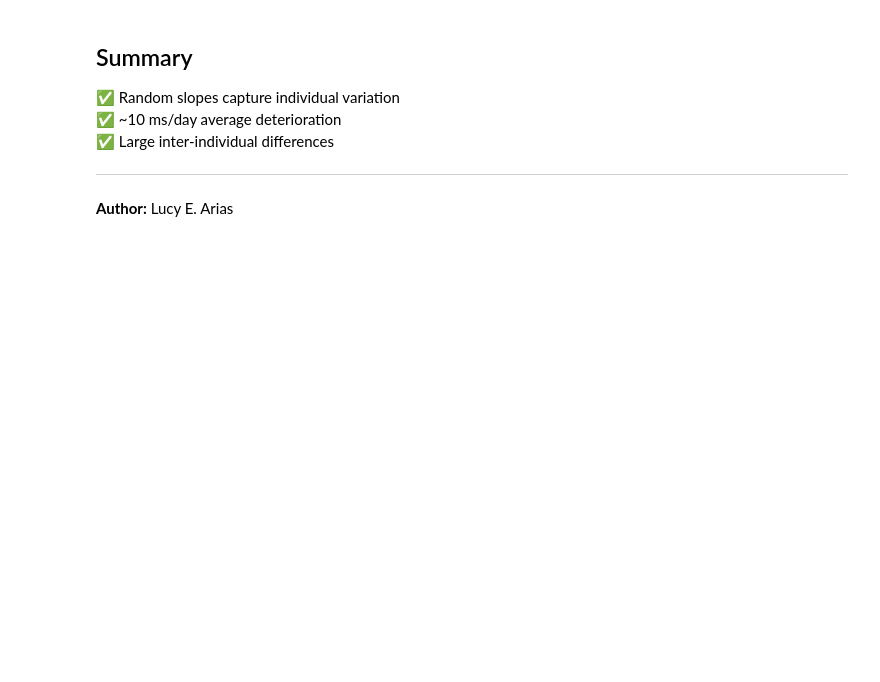
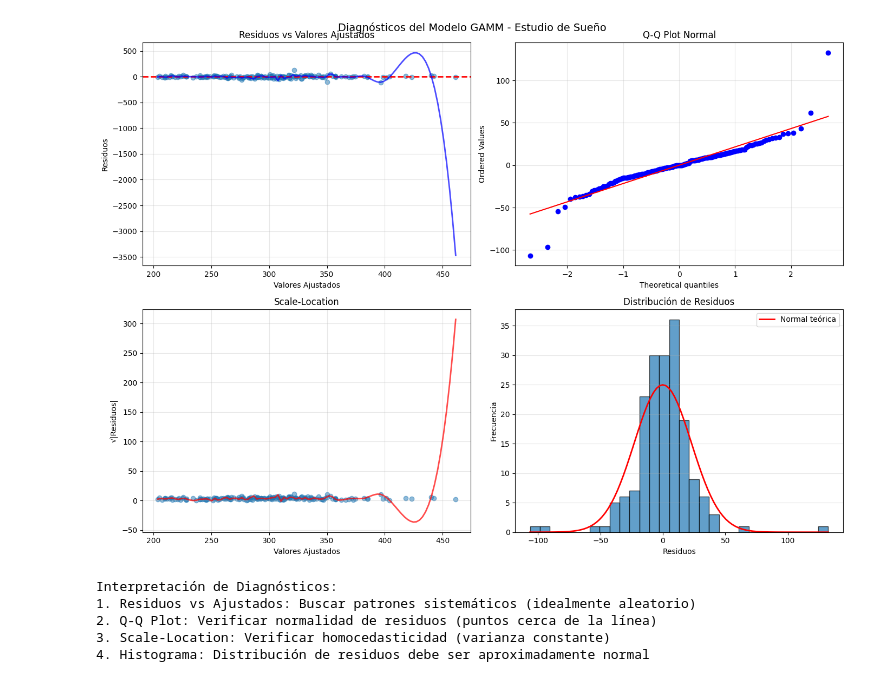
Before and after one commit to Matcraft94/Aurora-GLM, a Jupyter notebook: examples/06_case_studies/04_sleep_study_gamm.ipynb, the cells around one changed output. Drawn from its saved outputs; the diff is of its cells as text; code cells hidden in the pictures; blank space fills up the shorter version.

```diff
--- a/examples/06_case_studies/04_sleep_study_gamm.ipynb
+++ b/examples/06_case_studies/04_sleep_study_gamm.ipynb
@@ -59,9 +243,20 @@ plt.show()
-# %% [markdown]
-## Summary
-
-✅ Random slopes capture individual variation
-✅ ~10 ms/day average deterioration
-✅ Large inter-individual differences
-
----
-**Author:** Lucy E. Arias
+# %%
+# Diagnostic plots
+from aurora.models.gamm import plot_gamm_diagnostics
+
+fig, axes = plot_gamm_diagnostics(result, figsize=(14, 10))
+plt.suptitle('Diagnósticos del Modelo GAMM - Estudio de Sueño', fontsize=14, y=1.00)
+plt.show()
+
+print('\nInterpretación de Diagnósticos:')
+print('1. Residuos vs Ajustados: Buscar patrones sistemáticos (idealmente aleatorio)')
+print('2. Q-Q Plot: Verificar normalidad de residuos (puntos cerca de la línea)')
+print('3. Scale-Location: Verificar homocedasticidad (varianza constante)')
+print('4. Histograma: Distribución de residuos debe ser aproximadamente normal')
+# %% [output]
+[figure, added]
+Interpretación de Diagnósticos:
+1. Residuos vs Ajustados: Buscar patrones sistemáticos (idealmente aleatorio)
+2. Q-Q Plot: Verificar normalidad de residuos (puntos cerca de la línea)
+3. Scale-Location: Verificar homocedasticidad (varianza constante)
+4. Histograma: Distribución de residuos debe ser aproximadamente normal
```
Also changed, not shown: parts of 4 cells of this notebook, 7 other files.
